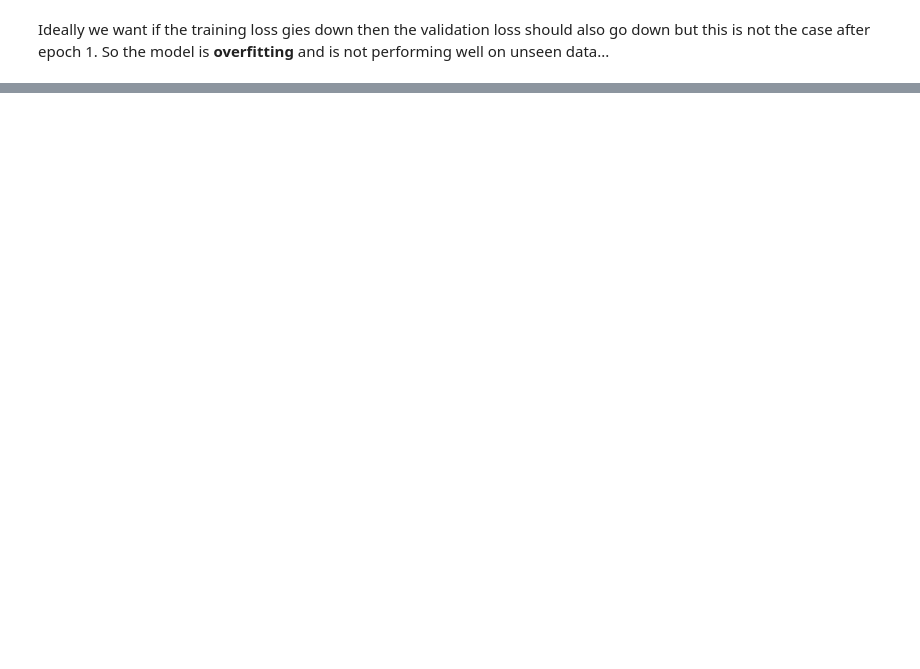
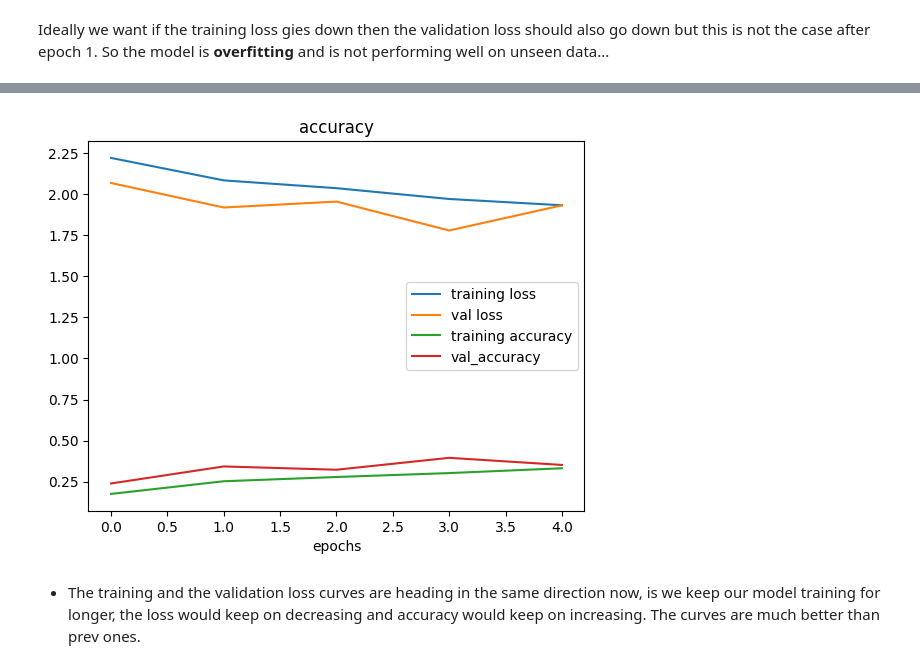
Before and after one commit to NandiniMehta0603/Tensorflow, a Jupyter notebook: Computer_Vision_and_CNN.ipynb, the cells around one changed output, grey strips where cells are left out. Drawn from its saved outputs; the diff is of its cells as text; code cells hidden in the pictures; blank space fills up the shorter version.

```diff
--- a/Computer_Vision_and_CNN.ipynb
+++ b/Computer_Vision_and_CNN.ipynb
@@ -1503,0 +1620,14 @@ Ideally we want if the training loss gies down then the validation loss should a
+# %%
+#Create an augmented data generator instance
+train_datagen_augmented=ImageDataGenerator(rescale=1/255.,
+                                           rotation_range=0.2,
+                                           width_shift_range=0.2,
+                                           height_shift_range=0.2,
+                                           zoom_range=0.2,
+                                           horizontal_flip=True)
+
+train_data_augmented=train_datagen_augmented.flow_from_directory(train_dir,
+                                                                target_size=(224,224),
+                                                                 batch_size=32,
+                                                                 class_mode="categorical"
+                                                                )
@@ -1503,0 +1636,10 @@ Ideally we want if the training loss gies down then the validation loss should a
+# %%
+#create another model but this time with augmented training data of 10 classes
+model_10=tf.keras.models.clone_model(model_8)
+#model cloning is just cloning the model architecture-->similar to calling on new inputs, except that it creates new layers(and thus new weights) instead of sharing the weights of the existing layers
+#it resets all already learnt model
+
+#compile the clones model (using the same setup as prev models)
+model_10.compile(loss="categorical_crossentropy",
+                 optimizer=tf.keras.optimizers.Adam(),
+                 metrics=["accuracy"])
@@ -1503,0 +1666,7 @@ Ideally we want if the training loss gies down then the validation loss should a
+# %%
+history_10=model_10.fit(train_data_augmented,
+                        epochs=5,
+                        steps_per_epoch=len(train_data_augmented),
+                        validation_data=test_data,
+                        validation_steps=len(test_data)
+                        )
@@ -1503,0 +1699,7 @@ Ideally we want if the training loss gies down then the validation loss should a
+# %%
+#check out the model trained on augmented data's loss curves
+plot_loss_curves(history_10)
+# %% [output]
+[figure, added]
+# %% [markdown]
+* The training and the validation loss curves are heading in the same direction now, is we keep our model training for longer, the loss would keep on decreasing and accuracy would keep on increasing. The curves are much better than prev ones.
```
Also changed, not shown: parts of 66 cells of this notebook.
